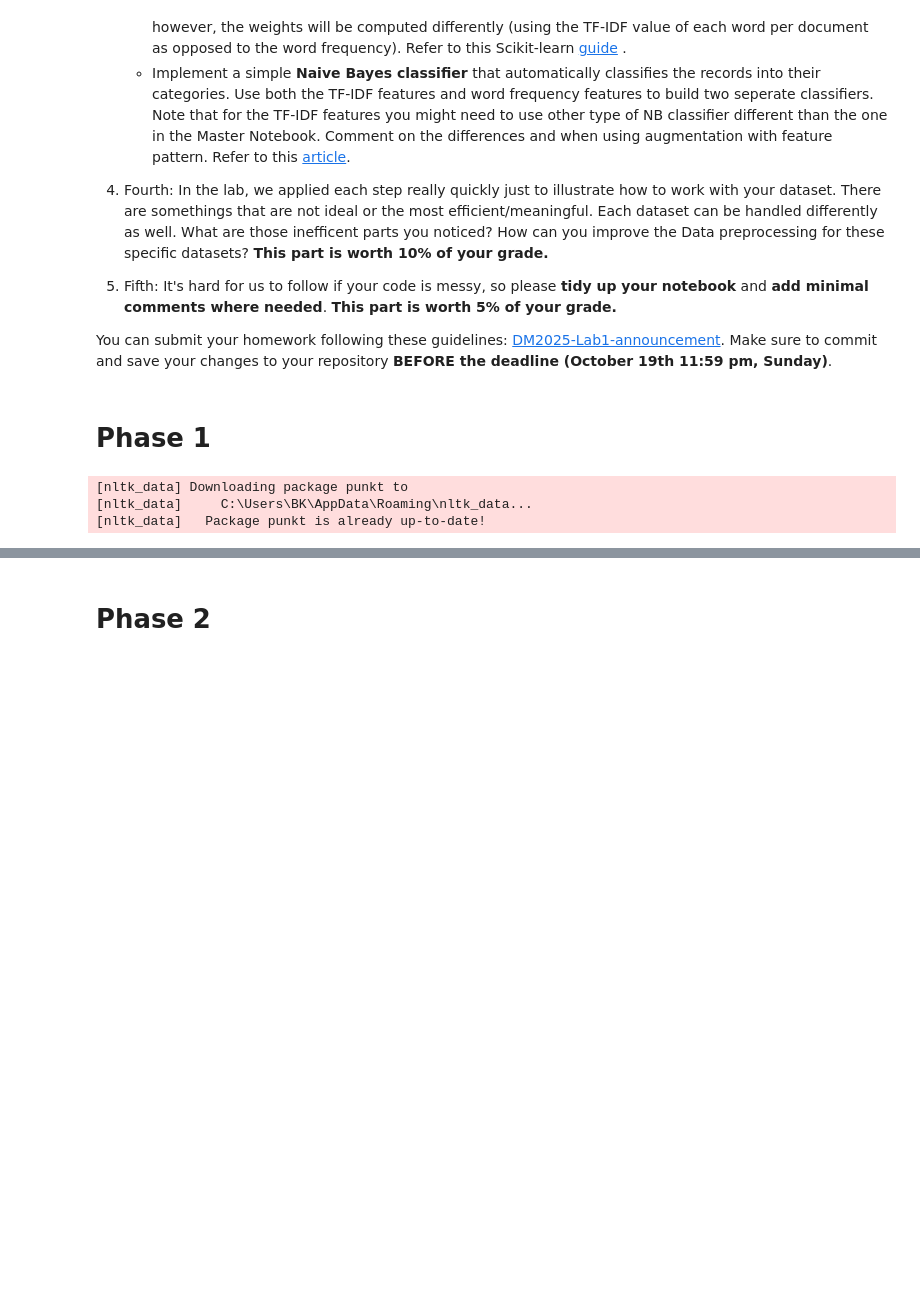
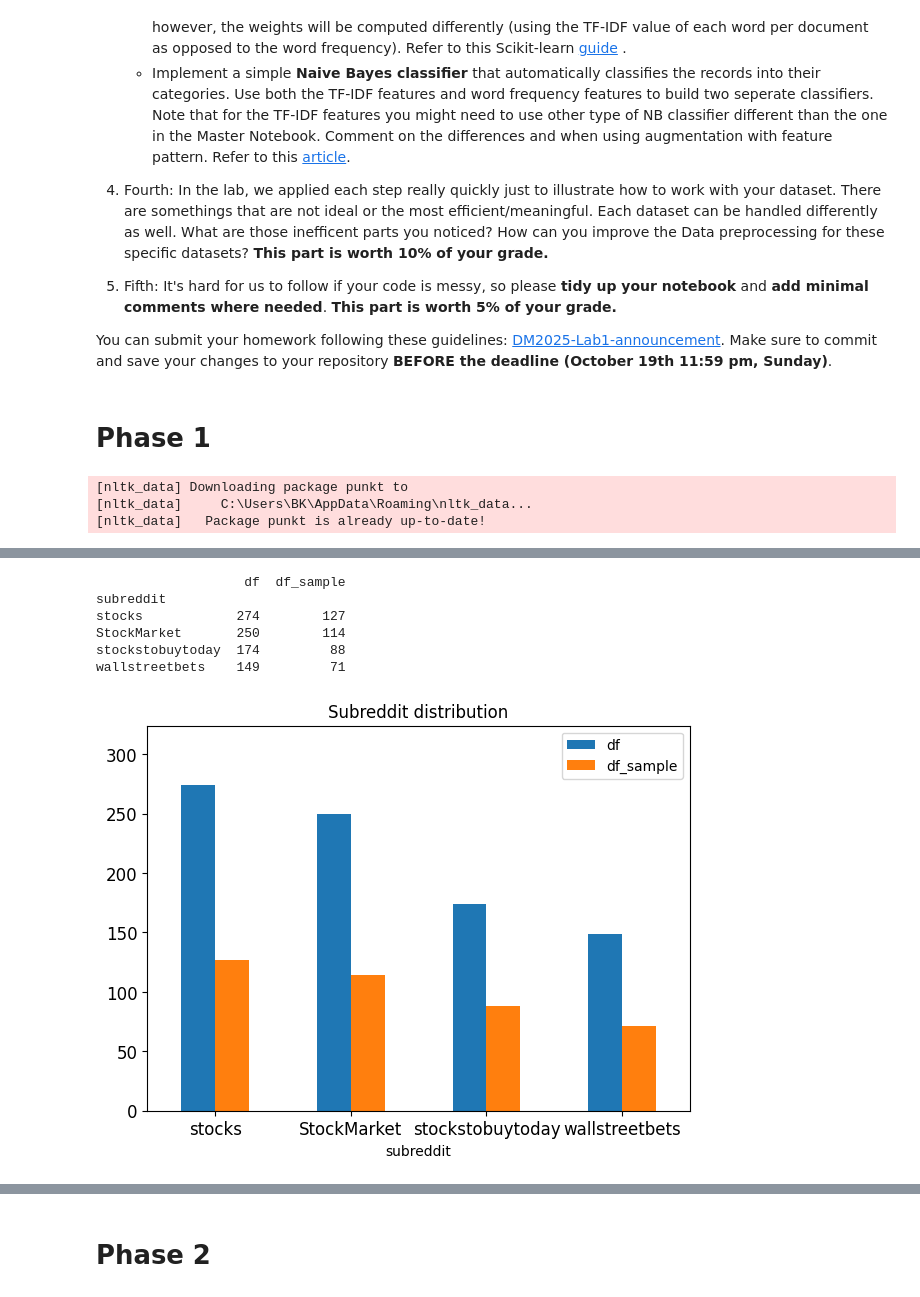
Before and after one commit to bryankb10/DM2025-Lab1-Exercise, a Jupyter notebook: DM2025-Lab1-Homework.ipynb, the cells around one changed output, grey strips where cells are left out. Cells and saved outputs as stored; diff of their text form; code cells hidden in the pictures; blank space fills up the shorter version.

```diff
--- a/DM2025-Lab1-Homework.ipynb
+++ b/DM2025-Lab1-Homework.ipynb
@@ -80,0 +291,23 @@ import umap
+# %%
+# Answer here
+df_all = pd.DataFrame ({
+    'df': df['subreddit'].value_counts(),
+    'df_sample': df_sample['subreddit'].value_counts()})
+
+print(df_all)
+
+df_all.plot(
+    kind = 'bar',
+    title = 'Subreddit distribution',
+    ylim = [0, df.subreddit.value_counts().max()+50],
+    rot = 0, fontsize = 12, figsize = (7,5))
+
+plt.show()
+# %% [output]
+                   df  df_sample
+subreddit
+stocks            274        127
+StockMarket       250        114
+stockstobuytoday  174         88
+wallstreetbets    149         71
+[figure, added]
```
Also changed, not shown: parts of 49 cells of this notebook, 2 other files.
